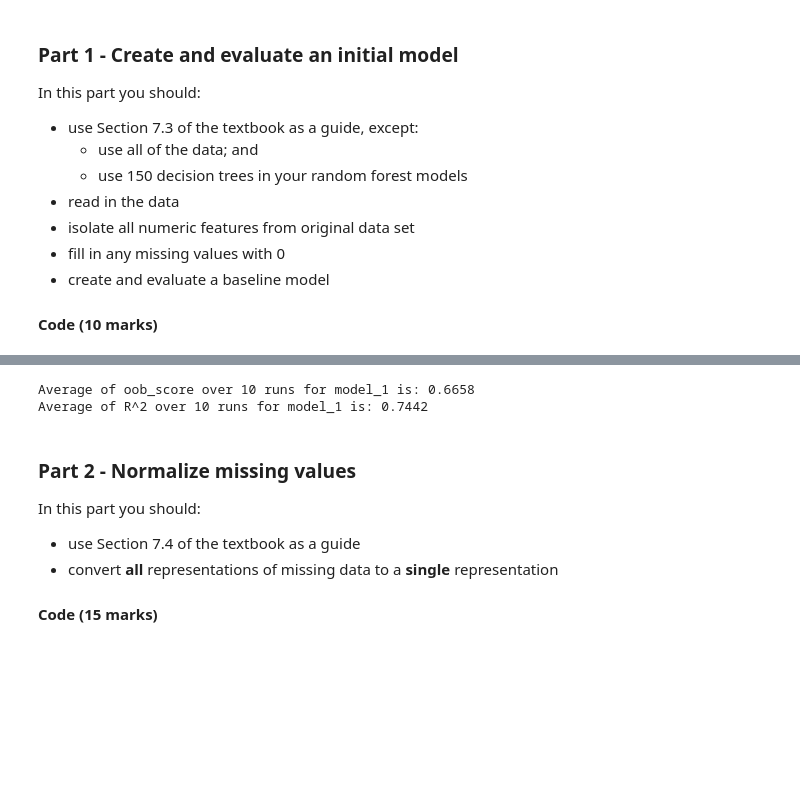
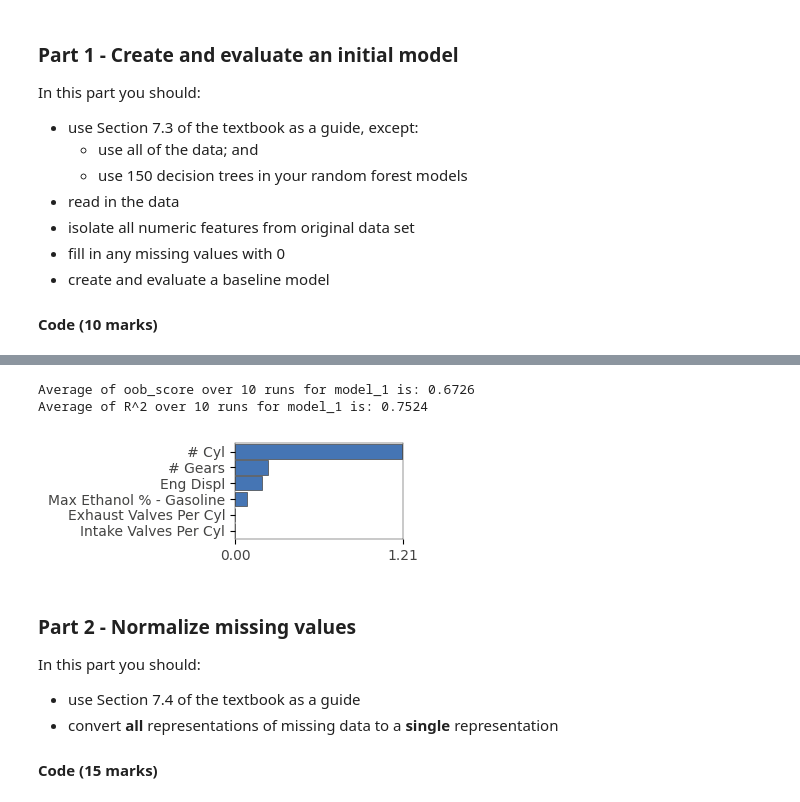
Before and after one commit to educbd/ML_, a Jupyter notebook: Graded_Lab_3.ipynb, the cells around one changed output, grey strips where cells are left out. Saved outputs shown, nothing was run; the diff lists cells and outputs as text; code cells hidden in the pictures; blank space fills up the shorter version.

```diff
--- a/Graded_Lab_3.ipynb
+++ b/Graded_Lab_3.ipynb
@@ -43,3 +56,30 @@ Please provide the following information:
+# %%
+# Defining a function to SNIFF the data:
+def sniff_mod(df):
+    with pd.option_context("display.max_colwidth", 20):
+        info = pd.DataFrame()
+        info['sample'] = df.iloc[0]
+        info['data type'] = df.dtypes
+        info['percent missing'] = df.isnull().sum()*100/len(df)
+        info['No. unique'] = df.apply(lambda x: len(x.unique()))
+        info['unique values'] = df.apply(lambda x: x.unique())
+        return info.sort_values('data type')
+
+# Defining a function to EVALUATE the model:
+def evaluate(X, y, n_estimators=150):
+    rf = RandomForestRegressor(n_estimators=n_estimators, n_jobs=-1, oob_score=True)
+    rf.fit(X, y)
+    oob = rf.oob_score_
+    n = rfnnodes(rf)
+    h = np.median(rfmaxdepths(rf))
+    print(f"OOB score is {oob:.5f} using {n:,d} tree nodes with {h} median tree depth")
+    return rf, oob
+
+# Defining a function to show FEATURE IMPORTANCE:
+def showimp(rf, X, y):
+    features = list(X.columns)
+    I = importances(rf, X, y, features=features)
+    plot_importances(I, color='#4575b4')
 # %% [markdown]
 ### Part 1 - Create and evaluate an initial model
 
@@ -91,20 +126,26 @@ y1 = df['Comb Unadj FE - Conventional Fuel']
 # Create and evaluate a baseline model:
 oob_scores1 = []
 r2_1 = []
-predictions_1 =[]
+
 for i in range(10):
     model_1 = RandomForestRegressor(n_estimators = 150, n_jobs = -1, oob_score = True)
     X1_train, X1_test, y1_train, y1_test = train_test_split(X1, y1, test_size = 0.2)
     model_1.fit(X1_train, y1_train)
     oob_scores1.append(model_1.oob_score_)
     r2_1.append(model_1.score(X1_train, y1_train))
+
 avg_oob_scores_1 = sum(oob_scores1) / len(oob_scores1)
 avg_r2_1 = sum(r2_1) / len(r2_1)
 print(f"Average of oob_score over 10 runs for model_1 is: {avg_oob_scores_1:.4f}")
 print(f"Average of R^2 over 10 runs for model_1 is: {avg_r2_1:.4f}")
 # %% [output]
-Average of oob_score over 10 runs for model_1 is: 0.6658
-Average of R^2 over 10 runs for model_1 is: 0.7442
+Average of oob_score over 10 runs for model_1 is: 0.6726
+Average of R^2 over 10 runs for model_1 is: 0.7524
+# %%
+# Ploting the feature importance:
+showimp(model_1, X1, y1)
+# %% [output]
+[figure, added]
 # %% [markdown]
 ### Part 2 - Normalize missing values
 
```
Also changed, not shown: parts of 7 cells of this notebook.
